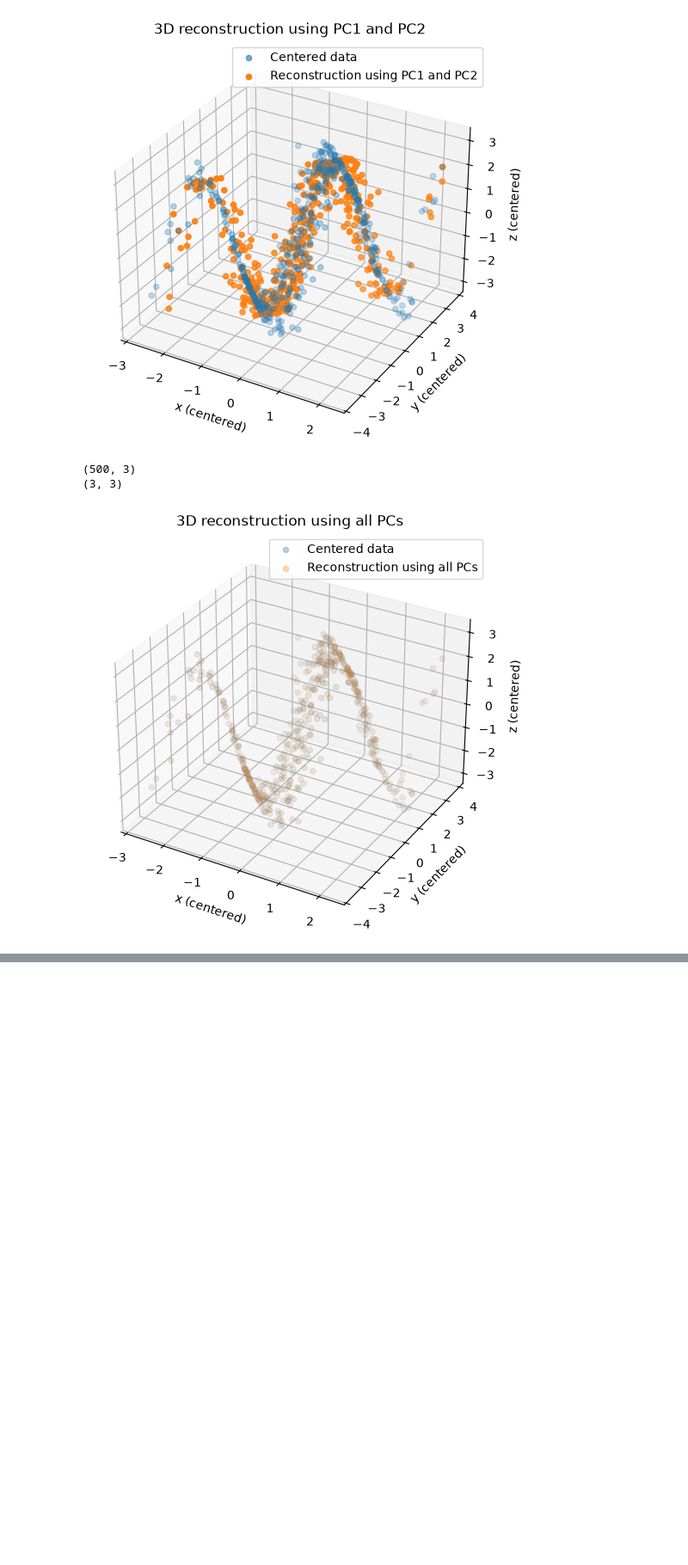
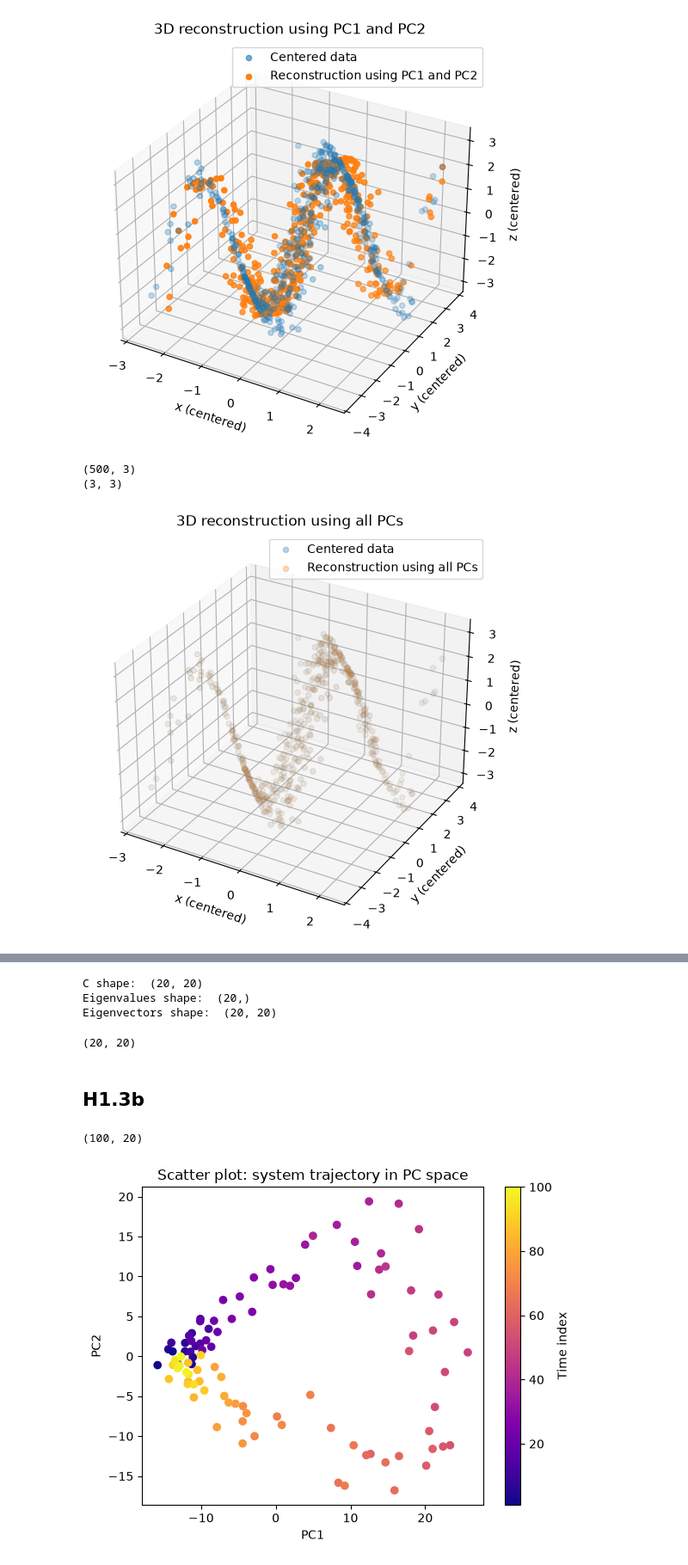
Before and after one commit to moritzeckardt/tub-machine-intelligence-2, a Jupyter notebook: exercise1/exercise1.ipynb, the cells around one changed output, grey strips where cells are left out. Shown at 86% size. Drawn from its saved outputs; the diff is of its cells as text; code cells hidden in the pictures; blank space fills up the shorter version.

```diff
--- a/exercise1/exercise1.ipynb
+++ b/exercise1/exercise1.ipynb
@@ -537,0 +579,52 @@ plt.show()
+# %%
+# center data
+mean = np.mean(exp_dat, axis=0)
+exp_dat_centered = exp_dat - mean
+
+# calculate covariance matrix
+C_dyn = np.cov(exp_dat, rowvar=False)
+print("C shape: ", C_dyn.shape)
+
+# determine eigenvalues and eigenvectors
+eigenvalues_dyn, eigenvectors_dyn = np.linalg.eig(C_dyn)
+print("Eigenvalues shape: ", eigenvalues_dyn.shape)
+print("Eigenvectors shape: ", eigenvectors_dyn.shape)  # eigenvectors are stored as cols
+# %% [output]
+C shape:  (20, 20)
+Eigenvalues shape:  (20,)
+Eigenvectors shape:  (20, 20)
+# %%
+# sort eigenvalues and eigenvectors in descending order (highest to lowest)
+idx = np.argsort(eigenvalues_dyn)[::-1]
+
+eigenvalues_dyn = eigenvalues_dyn[idx]
+eigenvectors_dyn = eigenvectors_dyn[:, idx]  # leave rows unattached, just change cols
+
+pcs_dyn = eigenvectors_dyn
+print(pcs_dyn.shape)
+# %% [output]
+(20, 20)
+# %% [markdown]
+## H1.3b
+# %%
+# transform into new basis
+pca_dyn_pc_coords = exp_dat_centered @ pcs_dyn
+pca_dyn_pc_coords.shape
+# %% [output]
+(100, 20)
+# %%
+time = np.arange(1, len(pca_dyn_pc_coords) + 1)
+
+plt.scatter(
+    pca_dyn_pc_coords[:, 0],
+    pca_dyn_pc_coords[:, 1],
+    c=time,
+    cmap="plasma"
+)
+plt.xlabel("PC1")
+plt.ylabel("PC2")
+plt.title("Scatter plot: system trajectory in PC space")
+plt.colorbar(label="Time index")
+plt.show()
+# %% [output]
+[figure, added]
```
Also changed, not shown: parts of 30 cells of this notebook, 1 other file.
